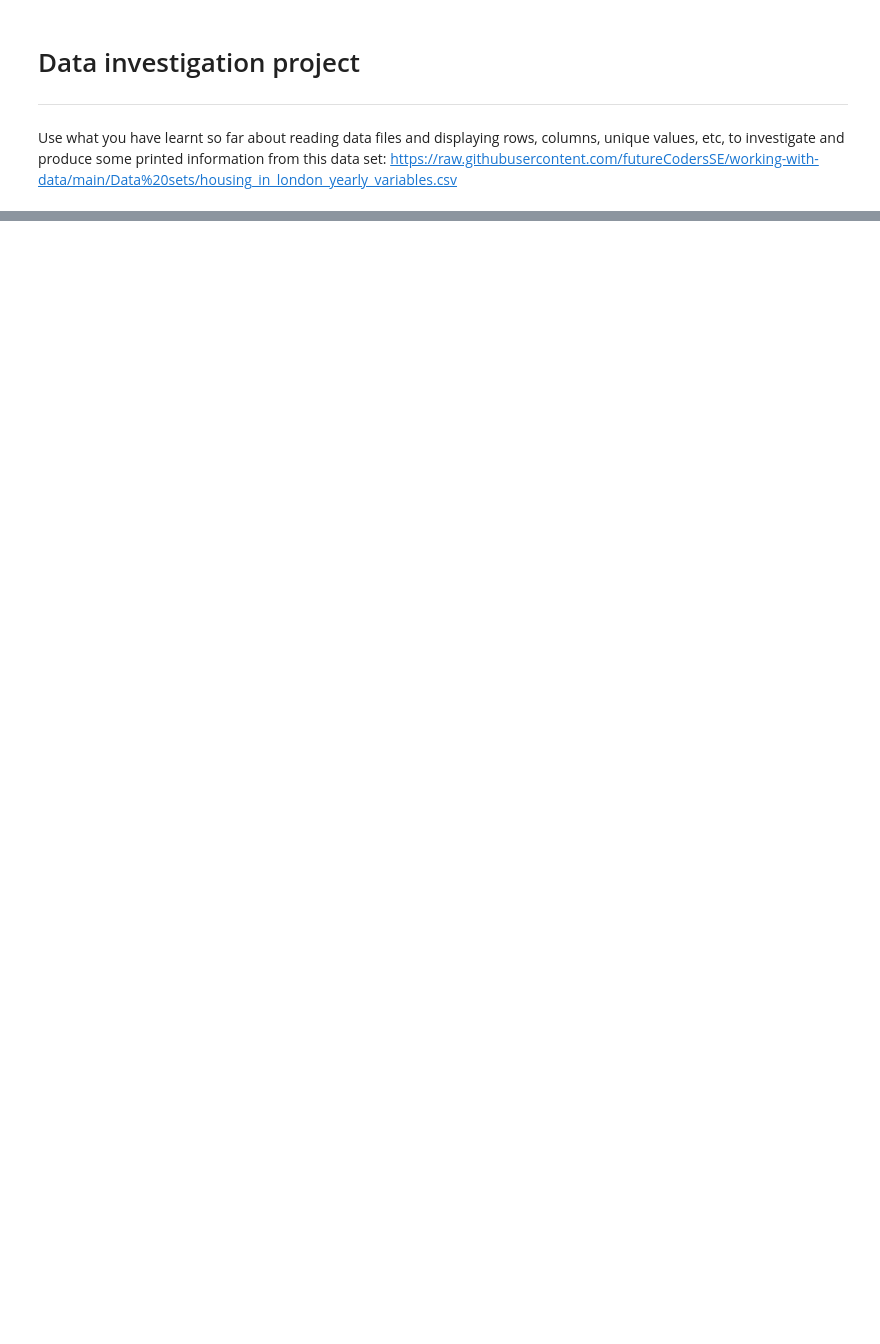
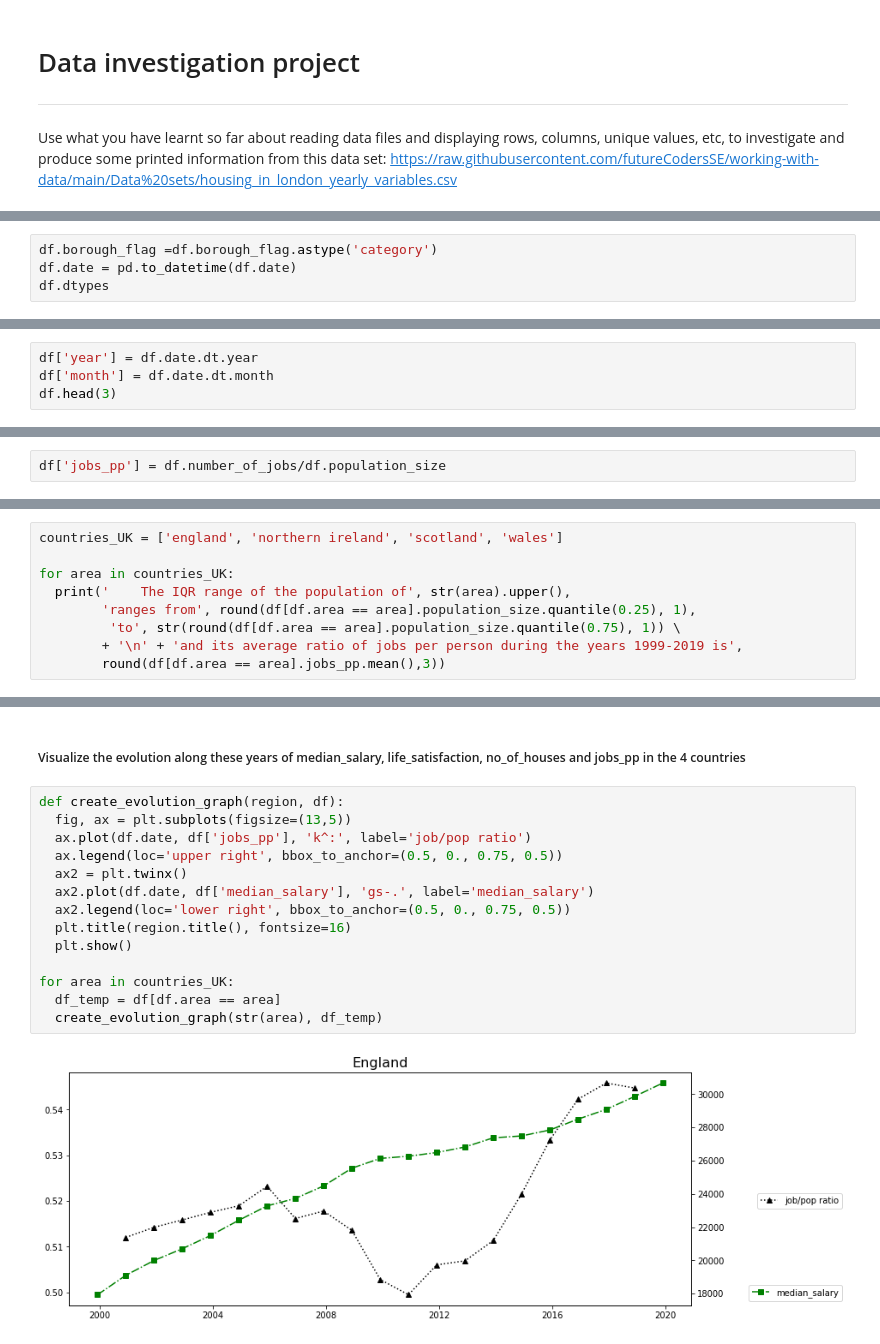
Before and after one commit to blazaropinto/portfolio_PDA_Data_Science, a Jupyter notebook: Data_Investigation_Project.ipynb, the cells around one changed output, grey strips where cells are left out. Cells and saved outputs as stored; diff of their text form; blank space fills up the shorter version.

```diff
--- a/Data_Investigation_Project.ipynb
+++ b/Data_Investigation_Project.ipynb
@@ -79,0 +77,4 @@ wales : 3020000.5
+# %%
+df.borough_flag =df.borough_flag.astype('category')
+df.date = pd.to_datetime(df.date)
+df.dtypes
@@ -79,0 +97,4 @@ wales : 3020000.5
+# %%
+df['year'] = df.date.dt.year
+df['month'] = df.date.dt.month
+df.head(3)
@@ -79,0 +106,2 @@ wales : 3020000.5
+# %%
+df['jobs_pp'] = df.number_of_jobs/df.population_size
@@ -79,0 +183,9 @@ wales : 3020000.5
+# %%
+countries_UK = ['england', 'northern ireland', 'scotland', 'wales']
+
+for area in countries_UK:
+  print('    The IQR range of the population of', str(area).upper(),
+        'ranges from', round(df[df.area == area].population_size.quantile(0.25), 1),
+         'to', str(round(df[df.area == area].population_size.quantile(0.75), 1)) \
+        + '\n' + 'and its average ratio of jobs per person during the years 1999-2019 is',
+        round(df[df.area == area].jobs_pp.mean(),3))
@@ -79,0 +201,18 @@ wales : 3020000.5
+# %% [markdown]
+##### Visualize the evolution along these years of median_salary,	life_satisfaction, no_of_houses and jobs_pp in the 4 countries
+# %%
+def create_evolution_graph(region, df):
+  fig, ax = plt.subplots(figsize=(13,5))
+  ax.plot(df.date, df['jobs_pp'], 'k^:', label='job/pop ratio')
+  ax.legend(loc='upper right', bbox_to_anchor=(0.5, 0., 0.75, 0.5))
+  ax2 = plt.twinx()
+  ax2.plot(df.date, df['median_salary'], 'gs-.', label='median_salary')
+  ax2.legend(loc='lower right', bbox_to_anchor=(0.5, 0., 0.75, 0.5))
+  plt.title(region.title(), fontsize=16)
+  plt.show()
+
+for area in countries_UK:
+  df_temp = df[df.area == area]
+  create_evolution_graph(str(area), df_temp)
+# %% [output]
+[figure, added]
```
Also changed, not shown: parts of 23 cells of this notebook.
